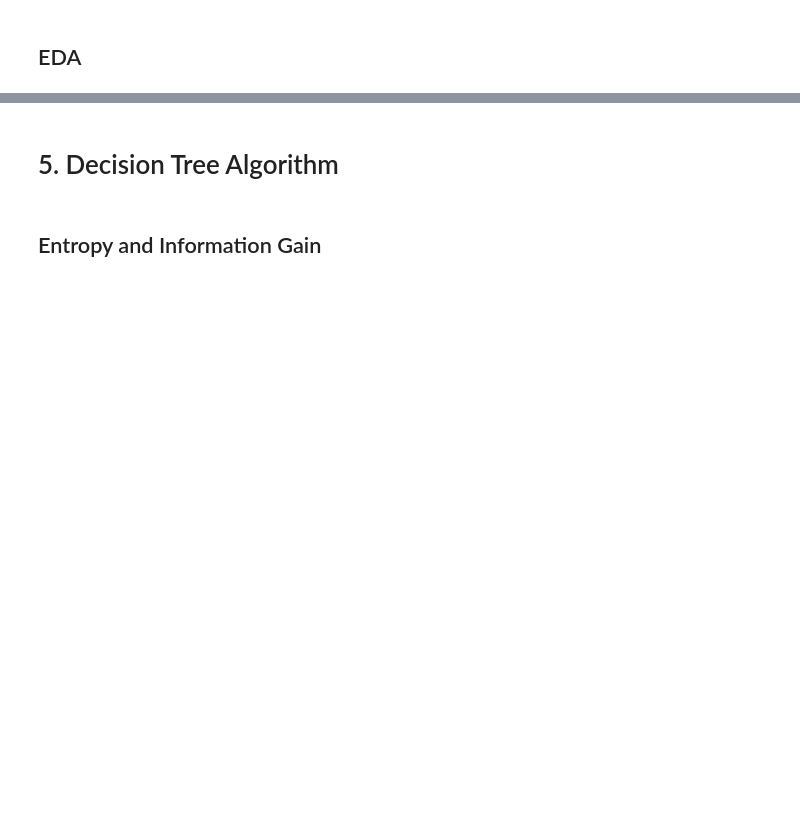
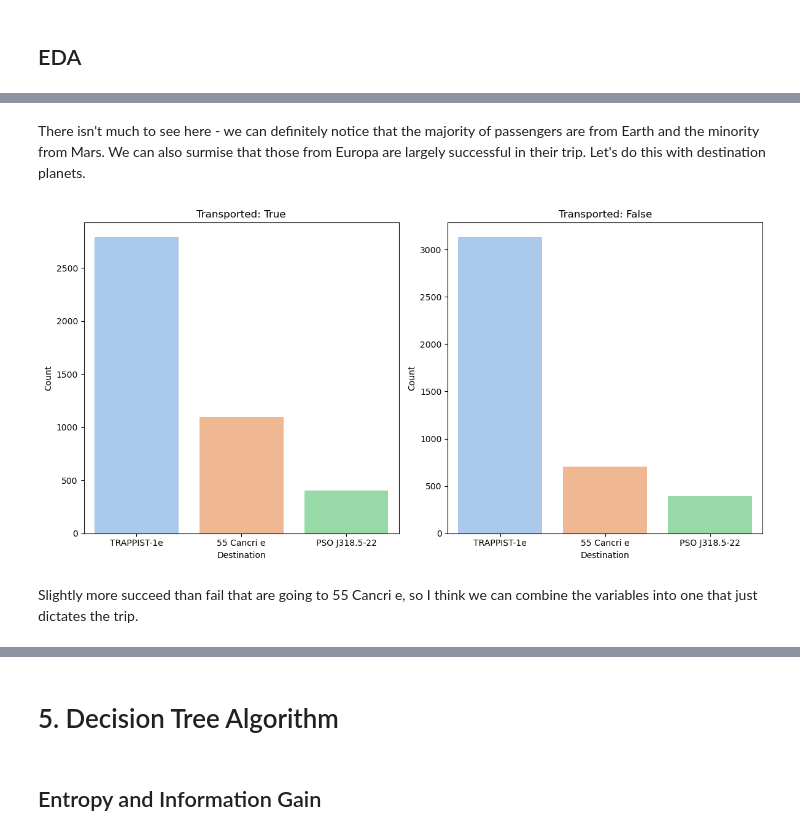
Before and after one commit to wrikych/rf-from-scratch, a Jupyter notebook: writeup.ipynb, the cells around one changed output, grey strips where cells are left out. Saved outputs shown, nothing was run; the diff lists cells and outputs as text; code cells hidden in the pictures; blank space fills up the shorter version.

```diff
--- a/writeup.ipynb
+++ b/writeup.ipynb
@@ -65,0 +472,34 @@ Name: count, dtype: int64
+# %% [markdown]
+There isn't much to see here - we can definitely notice that the majority of passengers are from Earth and the minority from Mars. We can also surmise that those from Europa are largely successful in their trip. Let's do this with destination planets.
+# %%
+main_data.Destination.value_counts()
+
+# Define the order of categories
+planet_order = ['TRAPPIST-1e', '55 Cancri e', 'PSO J318.5-22']
+
+# Convert 'HomePlanet' column to a categorical variable with specified order
+main_data['Destination'] = pd.Categorical(main_data['Destination'], categories=planet_order, ordered=True)
+
+# Set up the two bar plots using countplot
+plt.figure(figsize=(12, 6))
+
+# Bar plot for Transported = True
+plt.subplot(1, 2, 1)
+sns.countplot(data=main_data[main_data['Transported'] == True], x='Destination', order=planet_order, palette='pastel')
+plt.title('Transported: True')
+plt.xlabel('Destination')
+plt.ylabel('Count')
+
+# Bar plot for Transported = False
+plt.subplot(1, 2, 2)
+sns.countplot(data=main_data[main_data['Transported'] == False], x='Destination', order=planet_order, palette='pastel')
+plt.title('Transported: False')
+plt.xlabel('Destination')
+plt.ylabel('Count')
+
+plt.tight_layout()
+plt.show()
+# %% [output]
+[figure, added]
+# %% [markdown]
+Slightly more succeed than fail that are going to 55 Cancri e, so I think we can combine the variables into one that just dictates the trip.
```
Also changed, not shown: parts of 146 cells of this notebook.
